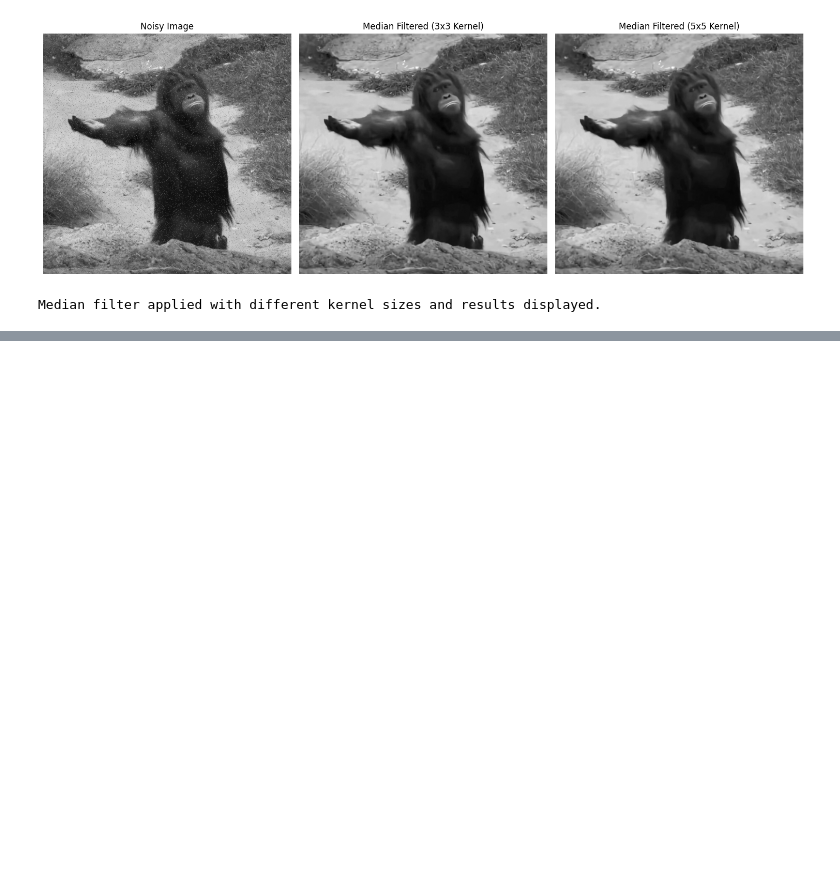
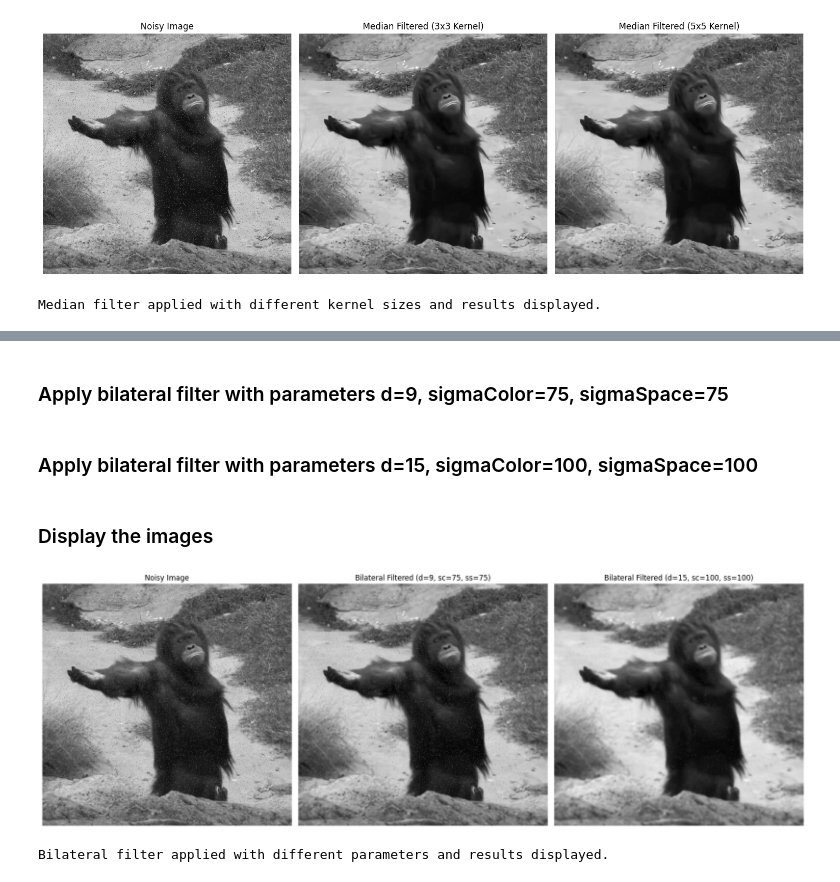
Before and after one commit to DCIT407-IMAGE-PROCESSING/Group-6---Noise-Reduction-Using-Median-and-Bilateral-Filters, a Jupyter notebook: notebook.ipynb, the cells around one changed output, grey strips where cells are left out. Drawn from its saved outputs; the diff is of its cells as text; code cells hidden in the pictures; blank space fills up the shorter version.

Commit message:
Worked on the bilateral filtering and summary

```diff
--- a/notebook.ipynb
+++ b/notebook.ipynb
@@ -190,0 +202,36 @@ Median filter applied with different kernel sizes and results displayed.
+# %% [markdown]
+### Apply bilateral filter with parameters d=9, sigmaColor=75, sigmaSpace=75
+# %%
+bilateral_filtered_image_1 = cv2.bilateralFilter(noisy_image, 9, 75, 75)
+# %% [markdown]
+
+### Apply bilateral filter with parameters d=15, sigmaColor=100, sigmaSpace=100
+# %%
+bilateral_filtered_image_2 = cv2.bilateralFilter(noisy_image, 15, 100, 100)
+# %% [markdown]
+### Display the images
+# %%
+plt.figure(figsize=(18, 6))
+
+plt.subplot(1, 3, 1)
+plt.imshow(noisy_image, cmap='gray')
+plt.title('Noisy Image')
+plt.axis('off')
+
+plt.subplot(1, 3, 2)
+plt.imshow(bilateral_filtered_image_1, cmap='gray')
+plt.title('Bilateral Filtered (d=9, sc=75, ss=75)')
+plt.axis('off')
+
+plt.subplot(1, 3, 3)
+plt.imshow(bilateral_filtered_image_2, cmap='gray')
+plt.title('Bilateral Filtered (d=15, sc=100, ss=100)')
+plt.axis('off')
+
+plt.tight_layout()
+plt.show()
+
+print("Bilateral filter applied with different parameters and results displayed.")
+# %% [output]
+[figure, added]
+Bilateral filter applied with different parameters and results displayed.
```
Also changed, not shown: parts of 11 cells of this notebook.
